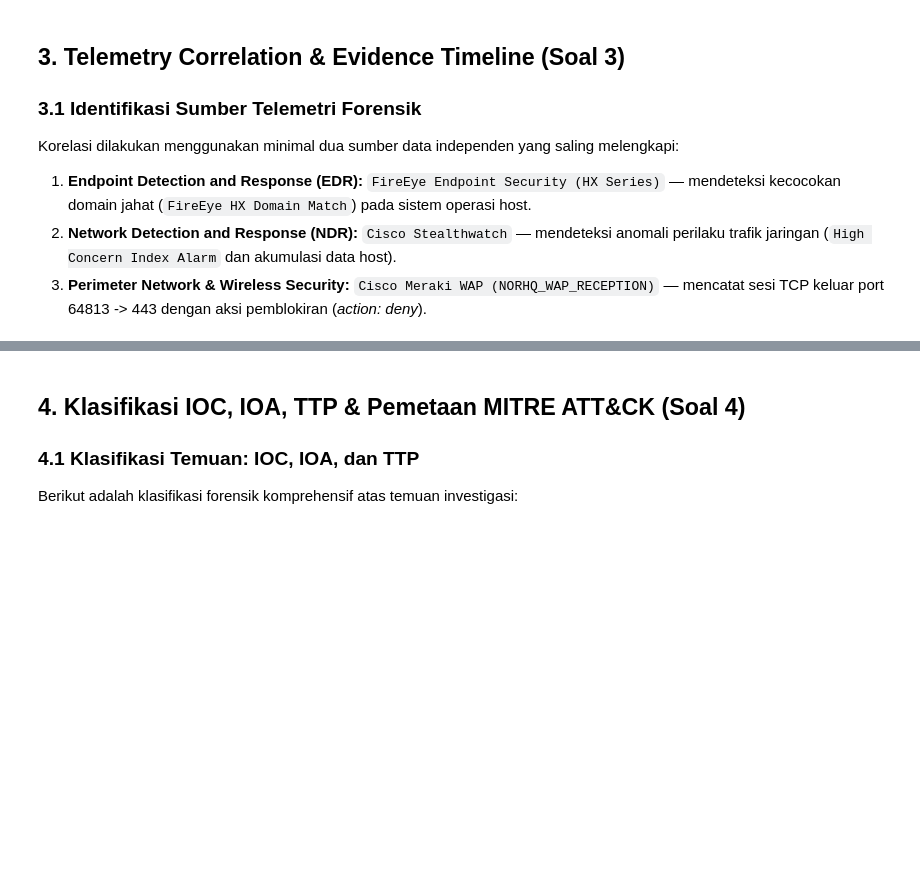
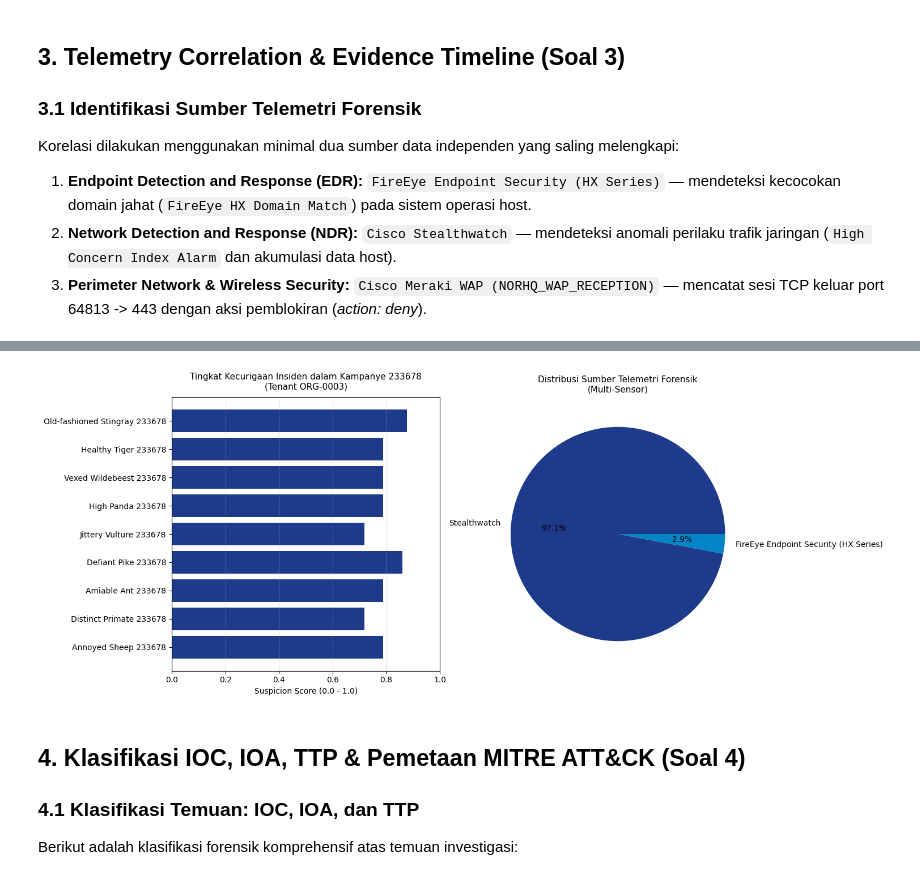
Before and after one commit to Dzul-Ikram/UTS-ThreatHunting, a Jupyter notebook: Threat_Hunting_Investigation.ipynb, the cells around one changed output, grey strips where cells are left out. Drawn from its saved outputs; the diff is of its cells as text; code cells hidden in the pictures; blank space fills up the shorter version.

```diff
--- a/Threat_Hunting_Investigation.ipynb
+++ b/Threat_Hunting_Investigation.ipynb
@@ -188,24 +234,33 @@ display(df_timeline_all[['Timestamp (UTC)', 'Source Entity', 'Destination Entity
 # %%
 # Visualisasi Sebaran Skor Kecurigaan dan Sensor Multi-Sumber Kampanye
 if HAS_MATPLOTLIB:
-    fig, axes = plt.subplots(1, 2, figsize=(14, 5))
+    fig, axes = plt.subplots(1, 2, figsize=(15, 6))
+
+    # Plot 1: Bar Horizontal untuk Skor Kecurigaan
     inc_names = [i.get('name') for i in campaign_incidents]
     inc_scores = [i.get('suspicion_score', 0) for i in campaign_incidents]
     axes[0].barh(inc_names, inc_scores, color='#1e3a8a')
-    axes[0].set_xlabel('Suspicion Score (0.0 - 1.0)')
-    axes[0].set_title('Tingkat Kecurigaan Insiden dalam Kampanye 233678 (Tenant ORG-0003)')
+    axes[0].set_xlabel('Suspicion Score (0.0 - 1.0)', fontsize=10)
+    axes[0].set_title('Tingkat Kecurigaan Insiden dalam Kampanye 233678\n(Tenant ORG-0003)', fontsize=11, pad=10)
     axes[0].set_xlim(0, 1.0)
     axes[0].grid(axis='x', linestyle='--', alpha=0.5)
+
+    # Plot 2: Pie Chart untuk Sensor
     sensor_counts = df_timeline_all['Sensor Source'].value_counts() if pd is not None else {}
     if len(sensor_counts) > 0:
         axes[1].pie(sensor_counts, labels=sensor_counts.index, autopct='%1.1f%%', colors=['#1e3a8a', '#0284c7', '#0d9488', '#d97706'])
-        axes[1].set_title('Distribusi Sumber Telemetri Forensik (Multi-Sensor)')
+        axes[1].set_title('Distribusi Sumber Telemetri Forensik\n(Multi-Sensor)', fontsize=11, pad=10)
+
+    # Mengatur jarak antar subplot agar tidak saling bertabrakan
+    plt.subplots_adjust(wspace=0.4)
     plt.tight_layout()
     plt.show()
 else:
     print('Matplotlib tidak terpasang di runtime ini. Menampilkan ringkasan teks:')
     for i in campaign_incidents:
         print(f"- {i.get('name')}: Skor {i.get('suspicion_score')}")
+# %% [output]
+[figure, added]
 # %% [markdown]
 ## 4. Klasifikasi IOC, IOA, TTP & Pemetaan MITRE ATT&CK (Soal 4)
 ### 4.1 Klasifikasi Temuan: IOC, IOA, dan TTP
```
Also changed, not shown: parts of 12 cells of this notebook.
